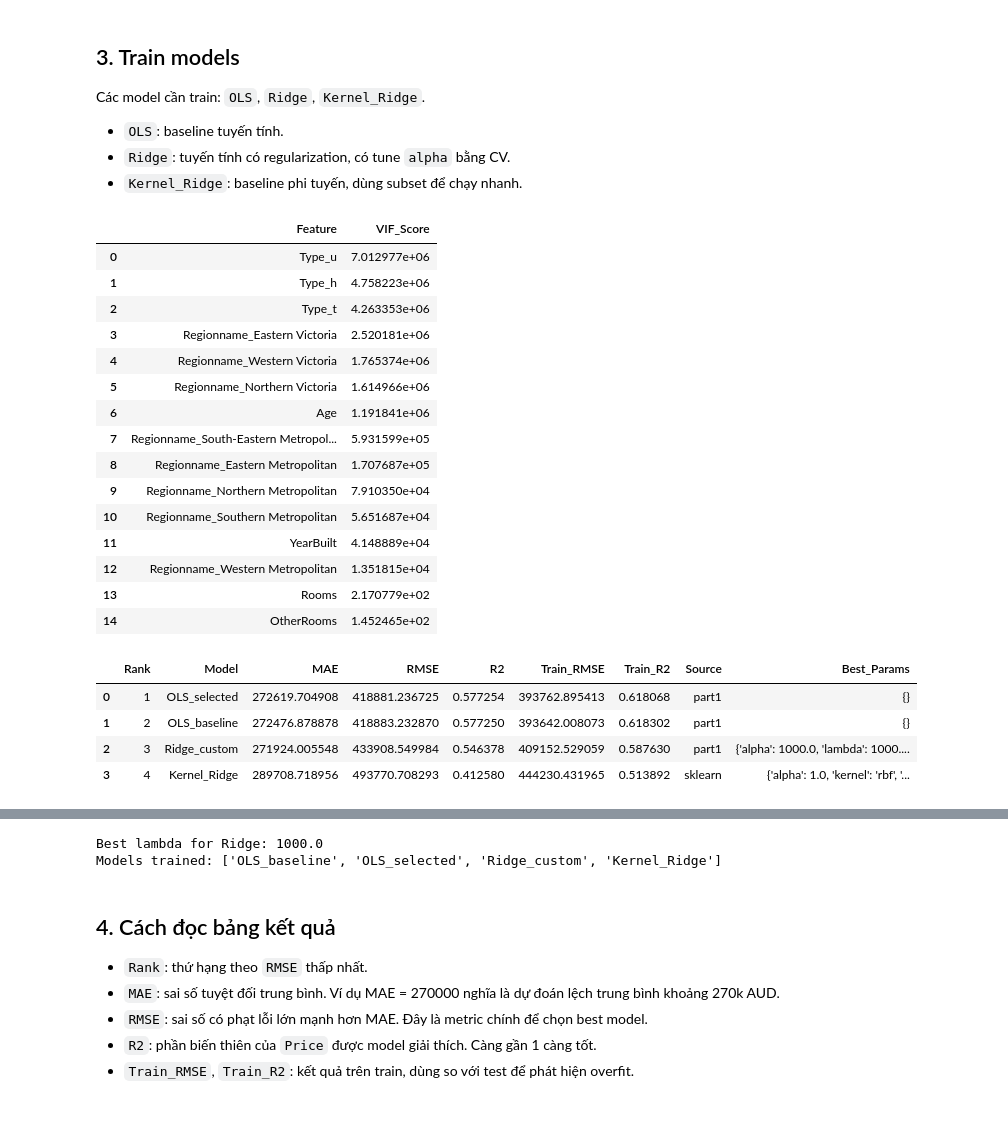
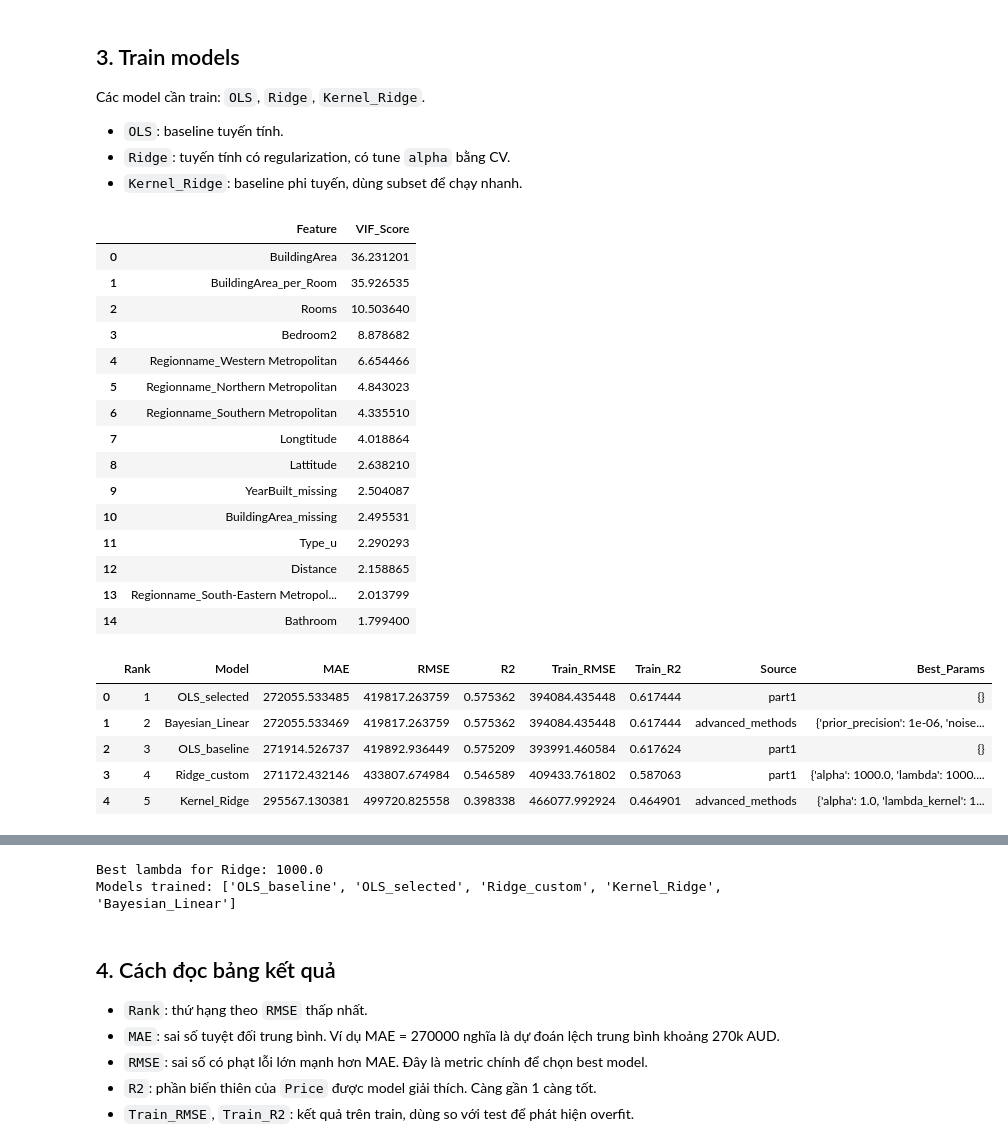
Before and after one commit to QuangNguyenNgoc/datafitting-and-ols-methods, a Jupyter notebook: part2/ml_modeler_handover.ipynb, the cells around one changed output, grey strips where cells are left out. Cells and saved outputs as stored; diff of their text form; code cells hidden in the pictures; blank space fills up the shorter version.

```diff
--- a/part2/ml_modeler_handover.ipynb
+++ b/part2/ml_modeler_handover.ipynb
@@ -98,13 +98,28 @@ df_train, df_test = train_test_split(df, test_size=0.3, random_state=42)
 baseline_pipeline = DataPipeline(drop_columns=[])
 X_train_full, y_train = baseline_pipeline.fit_transform(df_train)
 X_test_full, y_test = baseline_pipeline.transform(df_test)
-feature_names_full = baseline_pipeline.feature_names
+metadata_full = {
+    "feature_names": list(baseline_pipeline.feature_names),
+    "target_name": baseline_pipeline.target_name,
+    "drop_columns": list(baseline_pipeline.drop_columns),
+    "encoded_columns": list(baseline_pipeline.encoded_columns),
+    "numeric_columns": list(baseline_pipeline.imputation_columns),
+}
 
 # Selected feature matrix after the current feature-selection gate.
 pipeline = DataPipeline(drop_columns=["Bedroom2"])
 X_train, y_train = pipeline.fit_transform(df_train)
 X_test, y_test = pipeline.transform(df_test)
-feature_names = pipeline.feature_names
+metadata = {
+    "feature_names": list(pipeline.feature_names),
+    "target_name": pipeline.target_name,
+    "drop_columns": list(pipeline.drop_columns),
+    "encoded_columns": list(pipeline.encoded_columns),
+    "numeric_columns": list(pipeline.imputation_columns),
+}
+
+feature_names_full = metadata_full["feature_names"]
+feature_names = metadata["feature_names"]
 
 print("Raw data:", df.shape)
 print("X_train_full:", X_train_full.shape, "X_test_full:", X_test_full.shape)
@@ -112,6 +127,6 @@ print("X_train_selected:", X_train.shape, "X_test_selected:", X_test.shape)
 print("y_train:", y_train.shape, "y_test:", y_test.shape)
 print("NaNs in X_train_full/X_test_full:", np.isnan(X_train_full).sum(), np.isnan(X_test_full).sum())
 print("NaNs in X_train_selected/X_test_selected:", np.isnan(X_train).sum(), np.isnan(X_test).sum())
-print("Number of full/selected features:", len(feature_names_full), len(feature_names))
+print("Number of full/selected features:", len(metadata_full["feature_names"]), len(metadata["feature_names"]))
 # %% [output]
 Raw data: (13580, 21)
@@ -133,7 +148,7 @@ Các model cần train: `OLS`, `Ridge`, `Kernel_Ridge`.
 initial_diagnostics = run_diagnostics(
     X_train_full,
     y_train,
-    feature_names=feature_names_full,
+    feature_names=metadata_full["feature_names"],
 )
 display(initial_diagnostics["VIF"].head(15))
 
@@ -142,57 +157,62 @@ baseline_results = train_models(
     y_train,
     X_test_full,
     y_test,
-    kernel_sample_size=600,
+    kernel_sample_size=300,
+    include_ridge=False,
+    include_kernel=False,
+    include_bayesian=False,
 )
 
 selected_results = train_models(
     X_train,
     y_train,
     X_test,
     y_test,
-    kernel_sample_size=600,
+    kernel_sample_size=300,
 )
 
 results = {
     "OLS_baseline": baseline_results["OLS"],
     "OLS_selected": selected_results["OLS"],
     "Ridge_custom": selected_results["Ridge"],
     "Kernel_Ridge": selected_results["Kernel_Ridge"],
+    "Bayesian_Linear": selected_results["Bayesian_Linear"],
 }
 
 comparison_df = comparison_table(results)
 best_lambda = results["Ridge_custom"]["best_lambda"]
 cv_scores = results["Ridge_custom"]["cv_scores"]
 cv_curve_df = pd.DataFrame({
     "lambda": cv_scores["lambda_values"],
     "mean_cv_rmse": cv_scores["mean_scores"],
     "std_cv_rmse": cv_scores["std_scores"],
 })
 
 display(comparison_df)
 display(cv_curve_df)
 print("Best lambda for Ridge:", best_lambda)
 print("Models trained:", list(results.keys()))
 # %% [output]
 |  | Feature | VIF_Score |
-| 0 | Type_u | 7.012977e+06 |
-| 1 | Type_h | 4.758223e+06 |
-| 2 | Type_t | 4.263353e+06 |
-| 3 | Regionname_Eastern Victoria | 2.520181e+06 |
-| 4 | Regionname_Western Victoria | 1.765374e+06 |
-| 5 | Regionname_Northern Victoria | 1.614966e+06 |
-| 6 | Age | 1.191841e+06 |
-| 7 | Regionname_South-Eastern Metropol... | 5.931599e+05 |
-| 8 | Regionname_Eastern Metropolitan | 1.707687e+05 |
-| 9 | Regionname_Northern Metropolitan | 7.910350e+04 |
-| 10 | Regionname_Southern Metropolitan | 5.651687e+04 |
-| 11 | YearBuilt | 4.148889e+04 |
-| 12 | Regionname_Western Metropolitan | 1.351815e+04 |
-| 13 | Rooms | 2.170779e+02 |
-| 14 | OtherRooms | 1.452465e+02 |
+| 0 | BuildingArea | 36.231201 |
+| 1 | BuildingArea_per_Room | 35.926535 |
+| 2 | Rooms | 10.503640 |
+| 3 | Bedroom2 | 8.878682 |
+| 4 | Regionname_Western Metropolitan | 6.654466 |
+| 5 | Regionname_Northern Metropolitan | 4.843023 |
+| 6 | Regionname_Southern Metropolitan | 4.335510 |
+| 7 | Longtitude | 4.018864 |
+| 8 | Lattitude | 2.638210 |
+| 9 | YearBuilt_missing | 2.504087 |
+| 10 | BuildingArea_missing | 2.495531 |
+| 11 | Type_u | 2.290293 |
+| 12 | Distance | 2.158865 |
+| 13 | Regionname_South-Eastern Metropol... | 2.013799 |
+| 14 | Bathroom | 1.799400 |
 |  | Rank | Model | MAE | RMSE | R2 | Train_RMSE | Train_R2 | Source | Best_Params |
-| 0 | 1 | OLS_selected | 272619.704908 | 418881.236725 | 0.577254 | 393762.895413 | 0.618068 | part1 | {} |
-| 1 | 2 | OLS_baseline | 272476.878878 | 418883.232870 | 0.577250 | 393642.008073 | 0.618302 | part1 | {} |
-| 2 | 3 | Ridge_custom | 271924.005548 | 433908.549984 | 0.546378 | 409152.529059 | 0.587630 | part1 | {'alpha': 1000.0, 'lambda': 1000.... |
-| 3 | 4 | Kernel_Ridge | 289708.718956 | 493770.708293 | 0.412580 | 444230.431965 | 0.513892 | sklearn | {'alpha': 1.0, 'kernel': 'rbf', '... |
+| 0 | 1 | OLS_selected | 272055.533485 | 419817.263759 | 0.575362 | 394084.435448 | 0.617444 | part1 | {} |
+| 1 | 2 | Bayesian_Linear | 272055.533469 | 419817.263759 | 0.575362 | 394084.435448 | 0.617444 | advanced_methods | {'prior_precision': 1e-06, 'noise... |
+| 2 | 3 | OLS_baseline | 271914.526737 | 419892.936449 | 0.575209 | 393991.460584 | 0.617624 | part1 | {} |
+| 3 | 4 | Ridge_custom | 271172.432146 | 433807.674984 | 0.546589 | 409433.761802 | 0.587063 | part1 | {'alpha': 1000.0, 'lambda': 1000.... |
+| 4 | 5 | Kernel_Ridge | 295567.130381 | 499720.825558 | 0.398338 | 466077.992924 | 0.464901 | advanced_methods | {'alpha': 1.0, 'lambda_kernel': 1... |
 |  | lambda | mean_cv_rmse | std_cv_rmse |
@@ -216,5 +236,5 @@ print("Models trained:", list(results.keys()))
 Best lambda for Ridge: 1000.0
-Models trained: ['OLS_baseline', 'OLS_selected', 'Ridge_custom', 'Kernel_Ridge']
+Models trained: ['OLS_baseline', 'OLS_selected', 'Ridge_custom', 'Kernel_Ridge', 'Bayesian_Linear']
 # %% [markdown]
 ## 4. Cách đọc bảng kết quả
 
```
Also changed, not shown: parts of 8 cells of this notebook, 6 other files.
